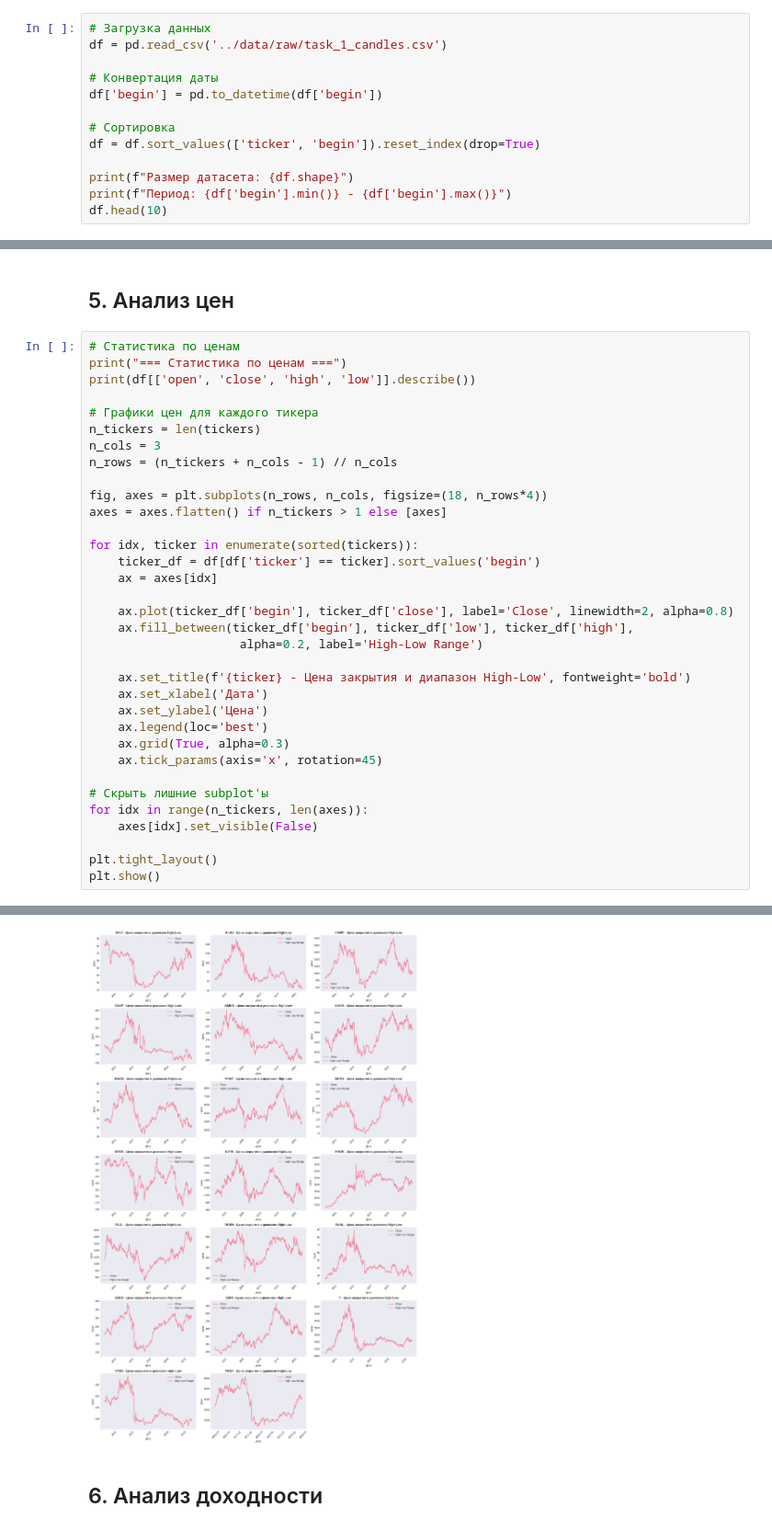
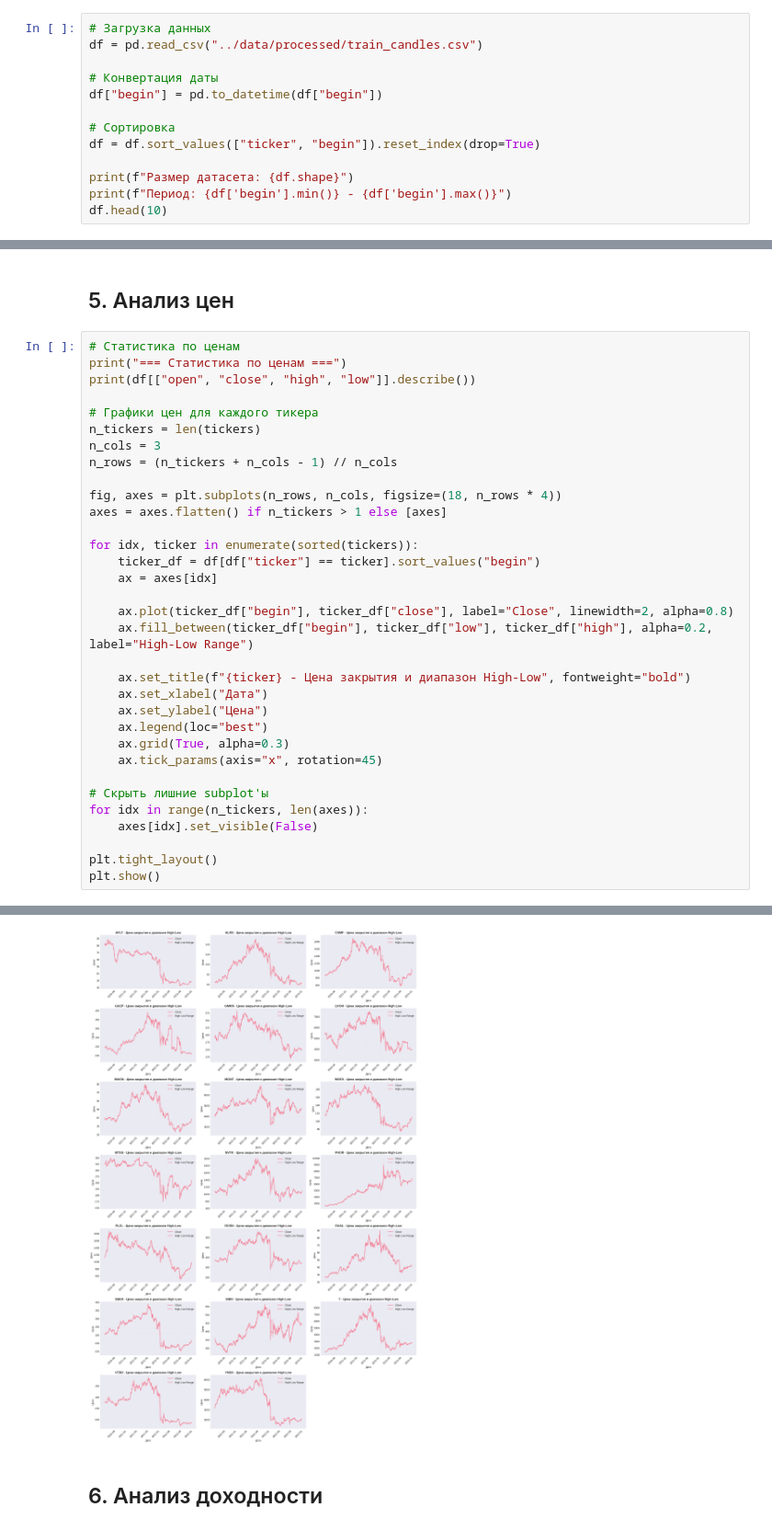
Before and after one commit to romawerty/finam-x-hse-trade-ai-hack-forecast, a Jupyter notebook: notebooks/EDA.ipynb, the cells around one changed output, grey strips where cells are left out. Shown at 92% size. Saved outputs shown, nothing was run; the diff lists cells and outputs as text.

```diff
--- a/notebooks/EDA.ipynb
+++ b/notebooks/EDA.ipynb
@@ -21,13 +21,13 @@ plt.rcParams['font.size'] = 10
 ## 1. Загрузка данных
 # %%
 # Загрузка данных
-df = pd.read_csv('../data/raw/task_1_candles.csv')
+df = pd.read_csv("../data/processed/train_candles.csv")
 
 # Конвертация даты
-df['begin'] = pd.to_datetime(df['begin'])
+df["begin"] = pd.to_datetime(df["begin"])
 
 # Сортировка
-df = df.sort_values(['ticker', 'begin']).reset_index(drop=True)
+df = df.sort_values(["ticker", "begin"]).reset_index(drop=True)
 
 print(f"Размер датасета: {df.shape}")
 print(f"Период: {df['begin'].min()} - {df['begin'].max()}")
@@ -188,30 +191,29 @@ plt.show()
 # %%
 # Статистика по ценам
 print("=== Статистика по ценам ===")
-print(df[['open', 'close', 'high', 'low']].describe())
+print(df[["open", "close", "high", "low"]].describe())
 
 # Графики цен для каждого тикера
 n_tickers = len(tickers)
 n_cols = 3
 n_rows = (n_tickers + n_cols - 1) // n_cols
 
-fig, axes = plt.subplots(n_rows, n_cols, figsize=(18, n_rows*4))
+fig, axes = plt.subplots(n_rows, n_cols, figsize=(18, n_rows * 4))
 axes = axes.flatten() if n_tickers > 1 else [axes]
 
 for idx, ticker in enumerate(sorted(tickers)):
-    ticker_df = df[df['ticker'] == ticker].sort_values('begin')
+    ticker_df = df[df["ticker"] == ticker].sort_values("begin")
     ax = axes[idx]
 
-    ax.plot(ticker_df['begin'], ticker_df['close'], label='Close', linewidth=2, alpha=0.8)
-    ax.fill_between(ticker_df['begin'], ticker_df['low'], ticker_df['high'],
-                     alpha=0.2, label='High-Low Range')
+    ax.plot(ticker_df["begin"], ticker_df["close"], label="Close", linewidth=2, alpha=0.8)
+    ax.fill_between(ticker_df["begin"], ticker_df["low"], ticker_df["high"], alpha=0.2, label="High-Low Range")
 
-    ax.set_title(f'{ticker} - Цена закрытия и диапазон High-Low', fontweight='bold')
-    ax.set_xlabel('Дата')
-    ax.set_ylabel('Цена')
-    ax.legend(loc='best')
+    ax.set_title(f"{ticker} - Цена закрытия и диапазон High-Low", fontweight="bold")
+    ax.set_xlabel("Дата")
+    ax.set_ylabel("Цена")
+    ax.legend(loc="best")
     ax.grid(True, alpha=0.3)
-    ax.tick_params(axis='x', rotation=45)
+    ax.tick_params(axis="x", rotation=45)
 
 # Скрыть лишние subplot'ы
 for idx in range(n_tickers, len(axes)):
@@ -232,5 +234,5 @@ min       21.900000     22.440000     23.280000     21.440000
 max     9000.000000   8908.000000  10097.000000   8500.000000
-[figure, old version]
+[figure, new version]
 # %% [markdown]
 ## 6. Анализ доходности
 # %%
```
Also changed, not shown: parts of 24 cells of this notebook, 14 other files.
